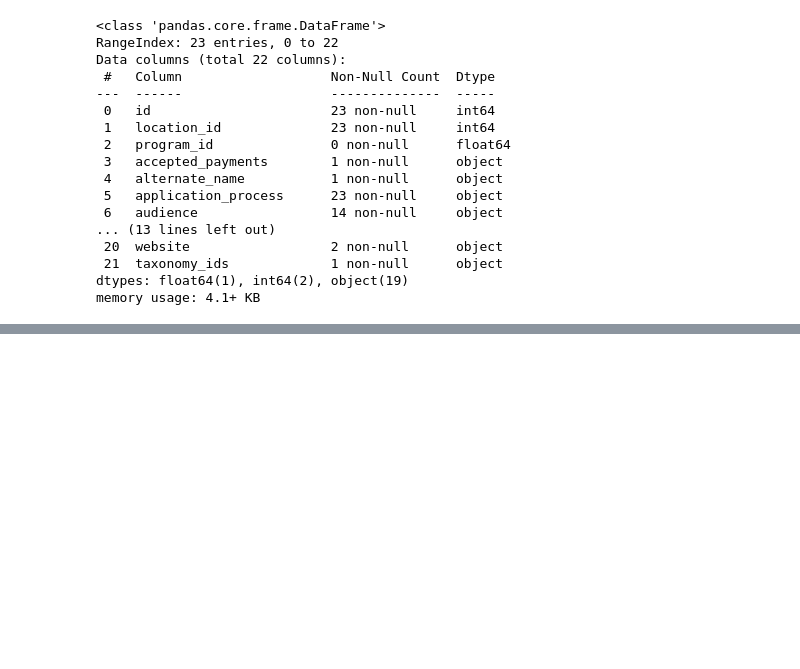
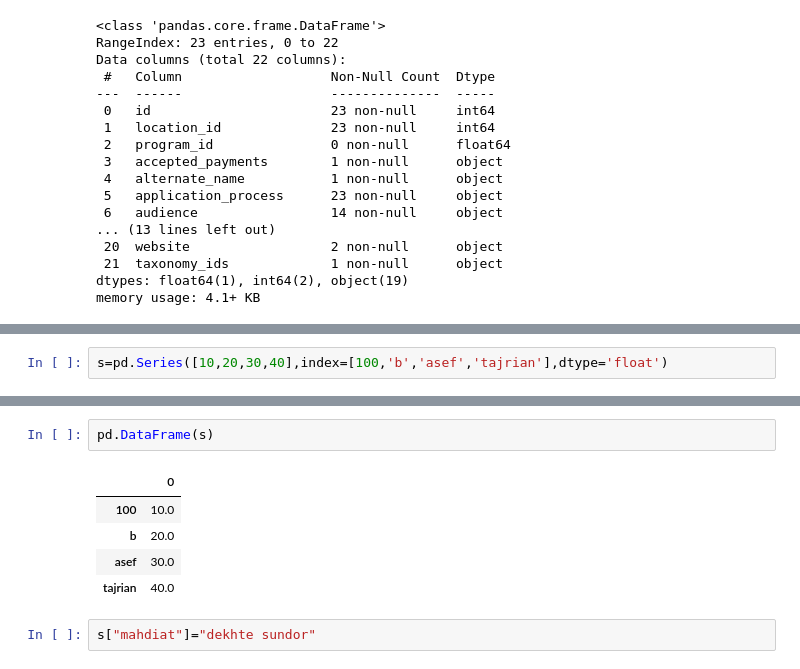
Before and after one commit to asef69/Data-Science-with-Gen-AI, a Jupyter notebook: Data Toolkit/Pandas basics.ipynb, the cells around one changed output, grey strips where cells are left out. Drawn from its saved outputs; the diff is of its cells as text; blank space fills up the shorter version.

```diff
--- a/Data Toolkit/Pandas basics.ipynb
+++ b/Data Toolkit/Pandas basics.ipynb
@@ -292,0 +313,2 @@ memory usage: 4.1+ KB
+# %%
+s=pd.Series([10,20,30,40],index=[100,'b','asef','tajrian'],dtype='float')
@@ -292,0 +323,10 @@ memory usage: 4.1+ KB
+# %%
+pd.DataFrame(s)
+# %% [output]
+|  | 0 |
+| 100 | 10.0 |
+| b | 20.0 |
+| asef | 30.0 |
+| tajrian | 40.0 |
+# %%
+s["mahdiat"]="dekhte sundor"
```
Also changed, not shown: parts of 30 cells of this notebook, 2 other files.
